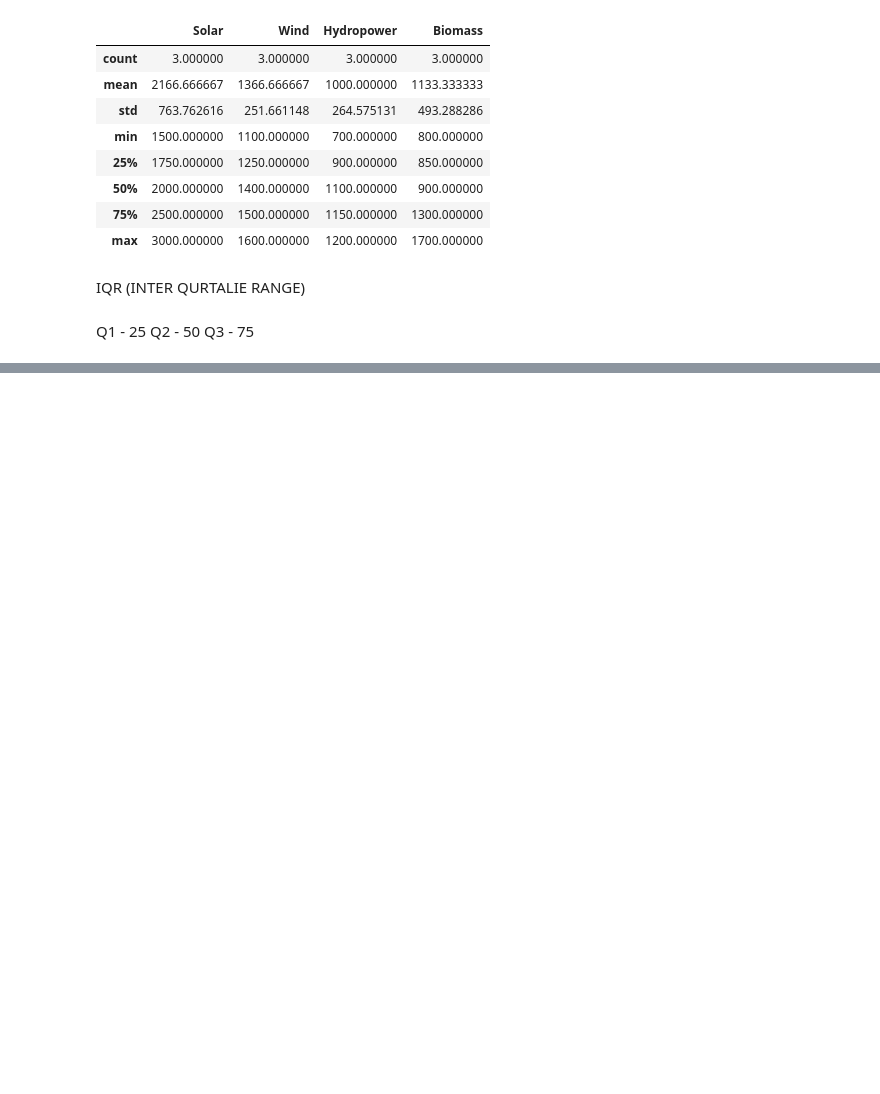
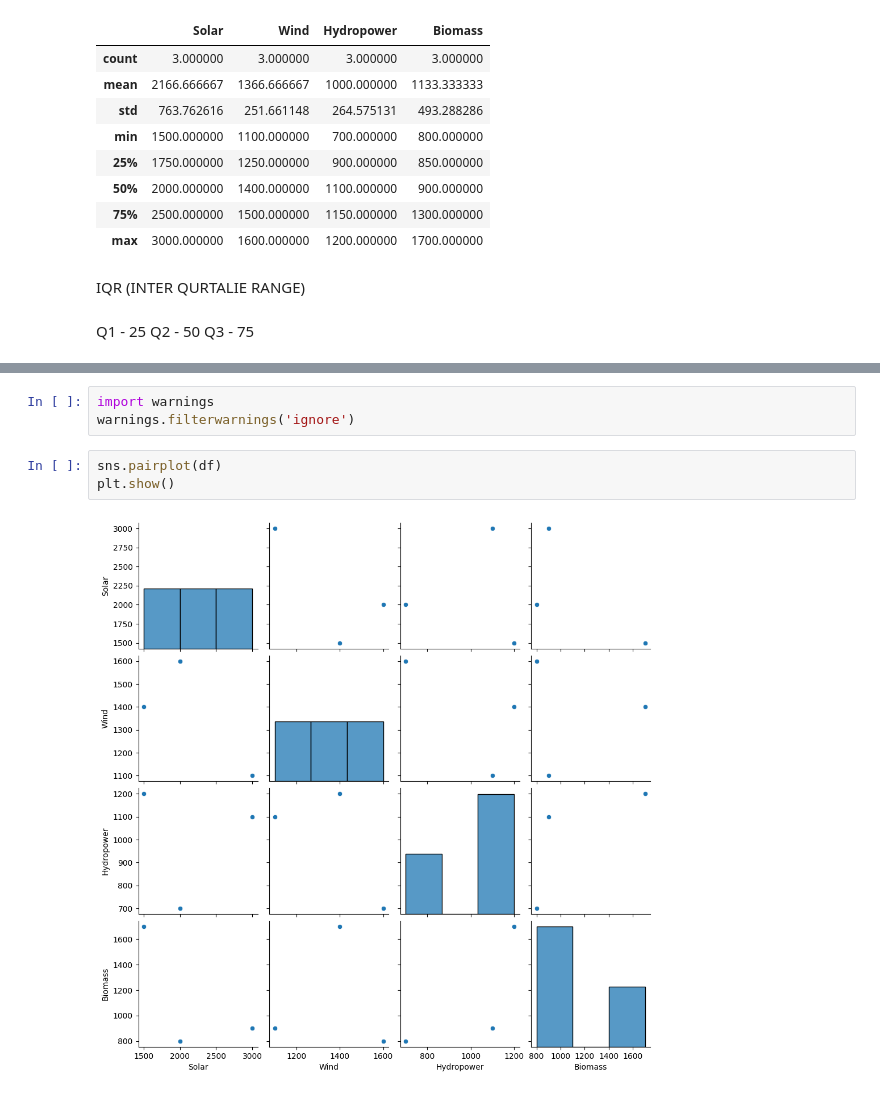
Before and after one commit to tanmay023/GREEN-SKILL-AND-AI, a Jupyter notebook: day4_shell_india.ipynb, the cells around one changed output, grey strips where cells are left out. Drawn from its saved outputs; the diff is of its cells as text; blank space fills up the shorter version.

```diff
--- a/day4_shell_india.ipynb
+++ b/day4_shell_india.ipynb
@@ -121,0 +163,8 @@ Q3 - 75
+# %%
+import warnings
+warnings.filterwarnings('ignore')
+# %%
+sns.pairplot(df)
+plt.show()
+# %% [output]
+[figure, added]
```
Also changed, not shown: parts of 9 cells of this notebook.
